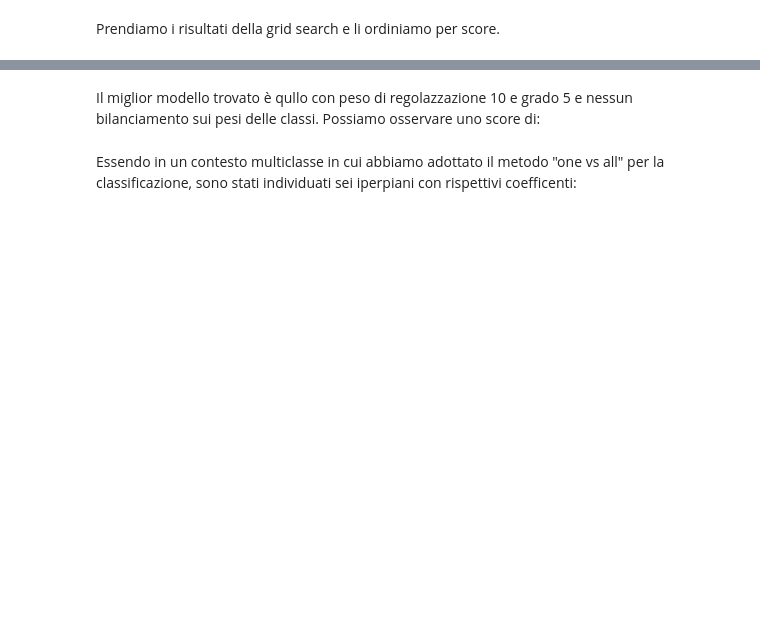
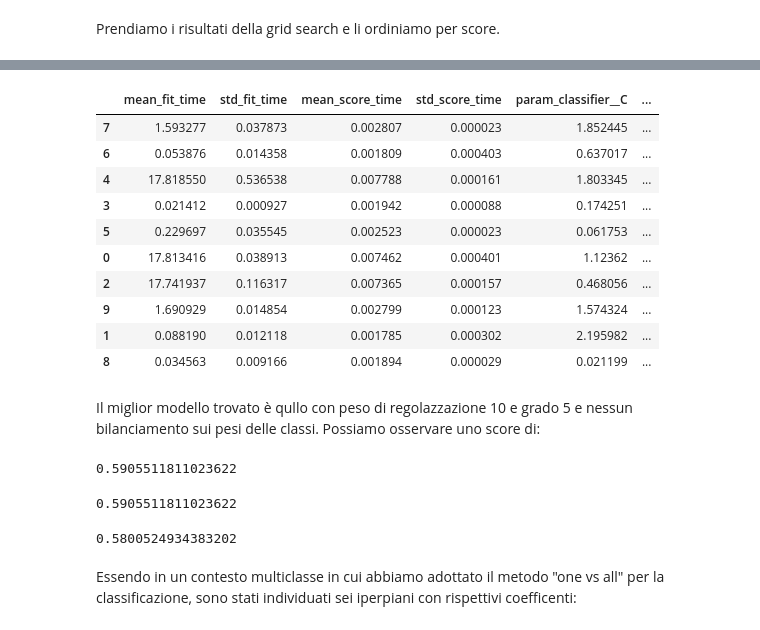
Before and after one commit to RyanPerrina/wine_classification, a Jupyter notebook: wine_classification.ipynb, the cells around one changed output, grey strips where cells are left out. Cells and saved outputs as stored; diff of their text form; code cells hidden in the pictures; blank space fills up the shorter version.

```diff
--- a/wine_classification.ipynb
+++ b/wine_classification.ipynb
@@ -288,5 +295,8 @@ model = Pipeline([
 # %%
 from sklearn.model_selection import GridSearchCV
+from sklearn.model_selection import RandomizedSearchCV
+from scipy.stats import uniform
+
 grid = {
         "poly__degree": [1,3,5],
     "classifier__C": [0.01,0.1,1,10],#peso regolarizzazione
@@ -294,4 +304,11 @@ grid = {
 }
 skf = StratifiedKFold(3,shuffle=True, random_state=42)
 gs = GridSearchCV(model,cv=skf,param_grid=grid,return_train_score=True)
+
+dist =  {
+    "poly__degree": [1,3,5],
+    "classifier__C": uniform(loc=0,scale=3),
+    "classifier__class_weight" : ["balanced",None]
+}
+gsr = RandomizedSearchCV(model,param_distributions=dist,random_state=42,return_train_score=True,cv=skf)
 # %%
@@ -303,7 +347,31 @@ Prendiamo i risultati della grid search e li ordiniamo per score.
+# %%
+DataFrame(gsr.cv_results_).sort_values("rank_test_score").head(10)
+# %% [output]
+|  | mean_fit_time | std_fit_time | mean_score_time | std_score_time | param_classifier__C | ... |
+| 7 | 1.593277 | 0.037873 | 0.002807 | 0.000023 | 1.852445 | ... |
+| 6 | 0.053876 | 0.014358 | 0.001809 | 0.000403 | 0.637017 | ... |
+| 4 | 17.818550 | 0.536538 | 0.007788 | 0.000161 | 1.803345 | ... |
+| 3 | 0.021412 | 0.000927 | 0.001942 | 0.000088 | 0.174251 | ... |
+| 5 | 0.229697 | 0.035545 | 0.002523 | 0.000023 | 0.061753 | ... |
+| 0 | 17.813416 | 0.038913 | 0.007462 | 0.000401 | 1.12362 | ... |
+| 2 | 17.741937 | 0.116317 | 0.007365 | 0.000157 | 0.468056 | ... |
+| 9 | 1.690929 | 0.014854 | 0.002799 | 0.000123 | 1.574324 | ... |
+| 1 | 0.088190 | 0.012118 | 0.001785 | 0.000302 | 2.195982 | ... |
+| 8 | 0.034563 | 0.009166 | 0.001894 | 0.000029 | 0.021199 | ... |
 # %% [markdown]
 Il miglior modello trovato è qullo con peso di regolazzazione 10 e grado 5 e nessun bilanciamento sui pesi delle classi. Possiamo osservare uno score di:
 # %%
-#gs.score(X_val,y_val)
+gs.score(X_val,y_val)
+# %% [output]
+0.5905511811023622
+# %%
+gs.score(X_val,y_val)
+# %% [output]
+0.5905511811023622
+# %%
+gsr.score(X_val,y_val)
+# %% [output]
+0.5800524934383202
 # %% [markdown]
 Essendo in un contesto multiclasse in cui abbiamo adottato il metodo "one vs all" per la classificazione, sono stati individuati sei iperpiani con rispettivi coefficenti:
 # %%
```
Also changed, not shown: parts of 50 cells of this notebook.
